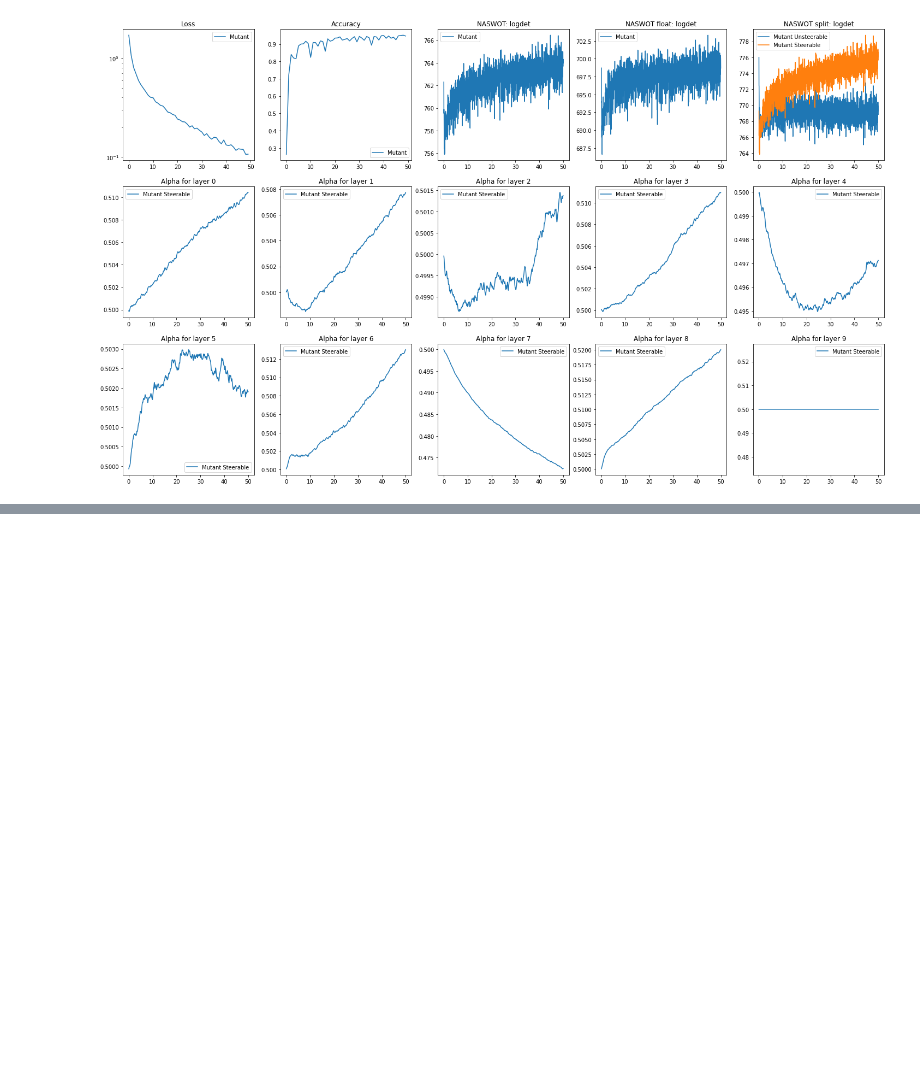
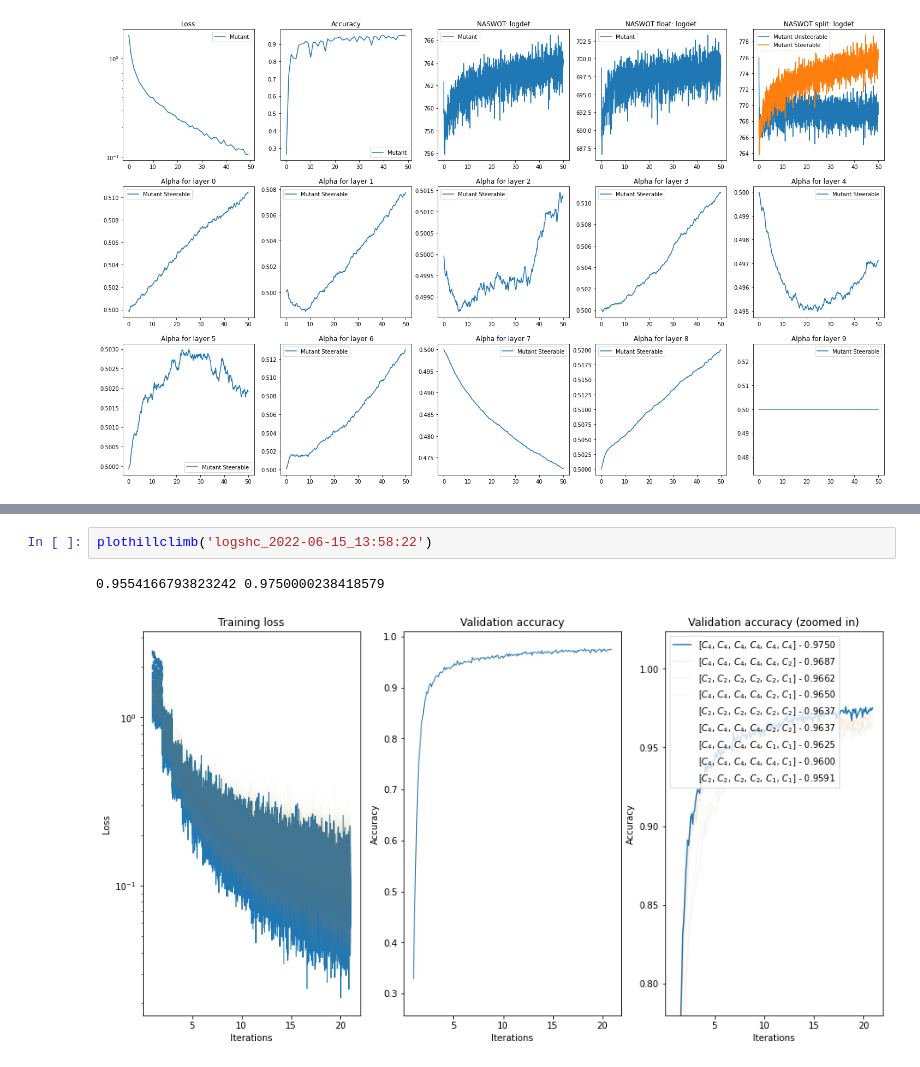
Before and after one commit to k8lion/equiNAS, a Jupyter notebook: plot.ipynb, the cells around one changed output, grey strips where cells are left out. Cells and saved outputs as stored; diff of their text form; blank space fills up the shorter version.

```diff
--- a/plot.ipynb
+++ b/plot.ipynb
@@ -151,0 +158,5 @@ plothillclimb('logshc_2022-06-10_13:49:35', 0.9)
+# %%
+plothillclimb('logshc_2022-06-15_13:58:22')
+# %% [output]
+0.9554166793823242 0.9750000238418579
+[figure, added]
```
Also changed, not shown: parts of 7 cells of this notebook, 3 other files.
